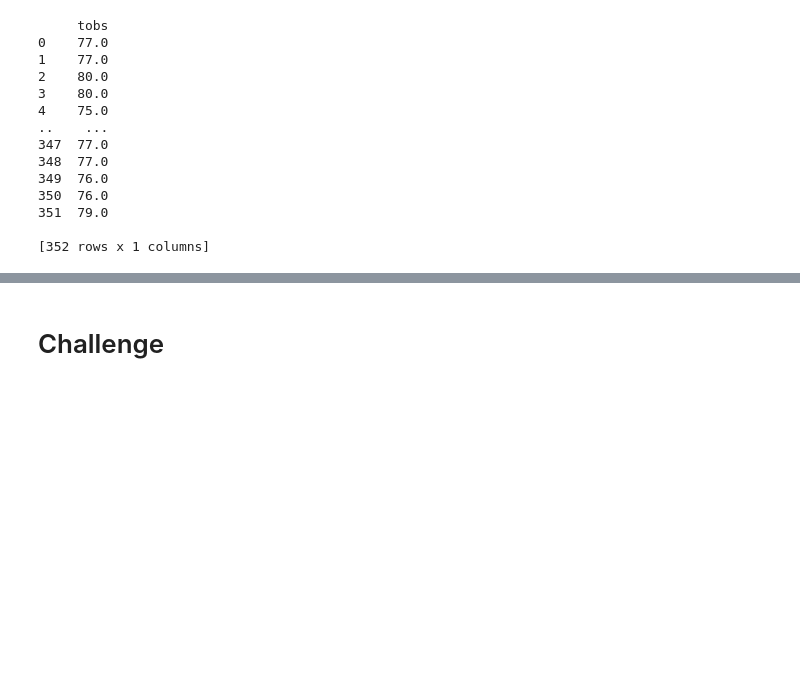
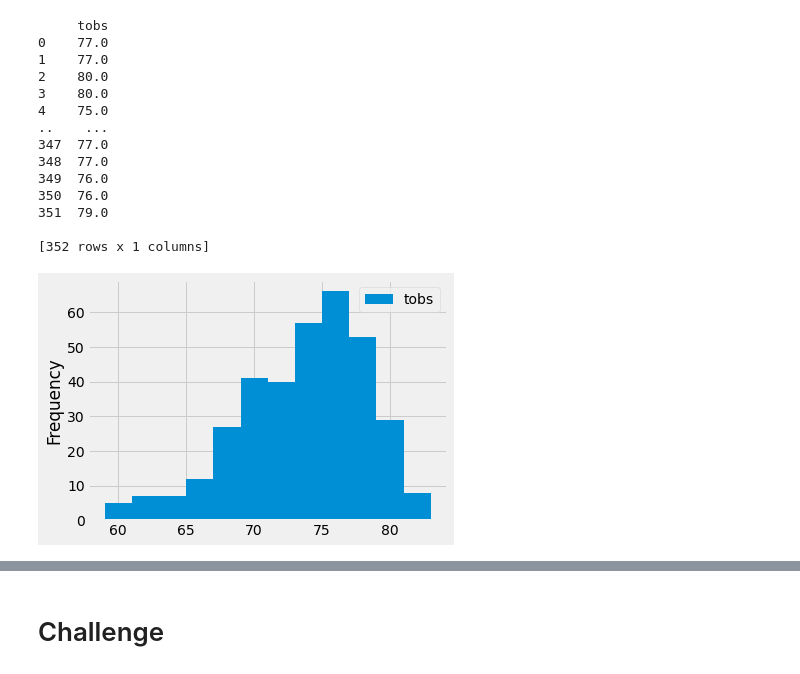
Before and after one commit to nmarques89/surfs_up, a Jupyter notebook: climate_analysis.ipynb, the cells around one changed output, grey strips where cells are left out. Saved outputs shown, nothing was run; the diff lists cells and outputs as text; code cells hidden in the pictures; blank space fills up the shorter version.

```diff
--- a/climate_analysis.ipynb
+++ b/climate_analysis.ipynb
@@ -148,3 +148,8 @@ print(df)
 351  79.0
 
 [352 rows x 1 columns]
+# %%
+df.plot.hist(bins=12)
+plt.tight_layout()
+# %% [output]
+[figure, added]
```
Also changed, not shown: parts of 2 cells of this notebook, 1 other file.
